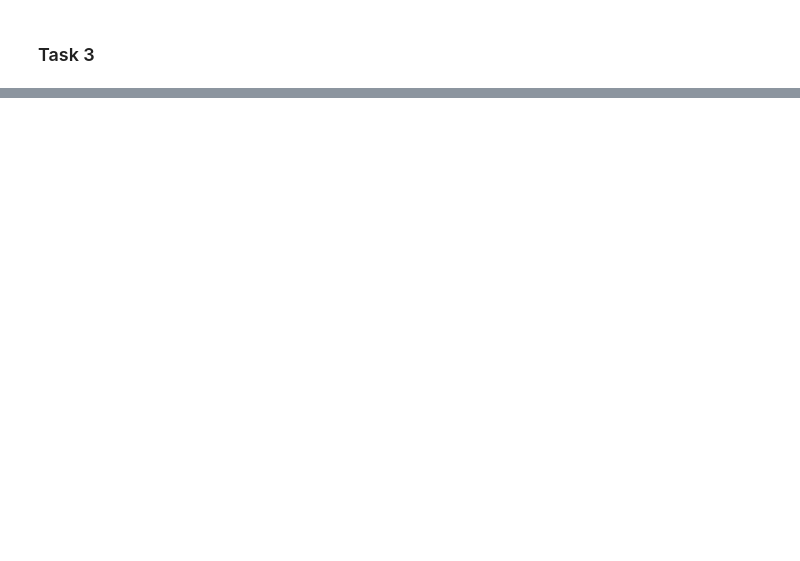
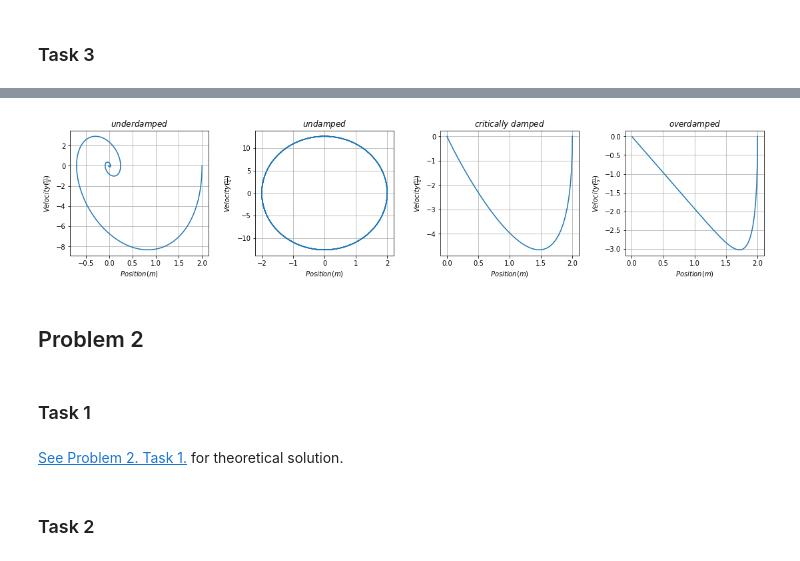
Before and after one commit to deemp/Innopolis, a Jupyter notebook: Lab1.ipynb, the cells around one changed output, grey strips where cells are left out. Drawn from its saved outputs; the diff is of its cells as text; code cells hidden in the pictures; blank space fills up the shorter version.

```diff
--- a/Lab1.ipynb
+++ b/Lab1.ipynb
@@ -160,0 +203,26 @@ plot_sol(
+# %%
+template = {
+    "xlabel": "Position (m)",
+    "ylabel": "Velocity (\\frac{m}{s})",
+    "graphs": [
+        {
+            "color": "b",
+        }
+    ],
+}
+plot_configs = [
+    modified_dict_copy(
+        template,
+        {"x": sol[i][:, 0], "graphs": [{"y": sol[i][:, 1]}], "title": titles[i]},
+    )
+    for i in range(4)
+]
+plot_sol(plot_configs)
+# %% [output]
+[figure, added]
+# %% [markdown]
+## Problem 2
+# %% [markdown]
+### Task 1
+# %% [markdown]
+[See Problem 2. Task 1.](https://www.mathcha.io/editor/KvDNQSGkSK6H6gsrNMwnEsvEQzPOh3VBj0MTVqPlP4) for theoretical solution.
@@ -160,0 +272,2 @@ plot_sol(
+# %% [markdown]
+### Task 2
```
Also changed, not shown: parts of 19 cells of this notebook.
